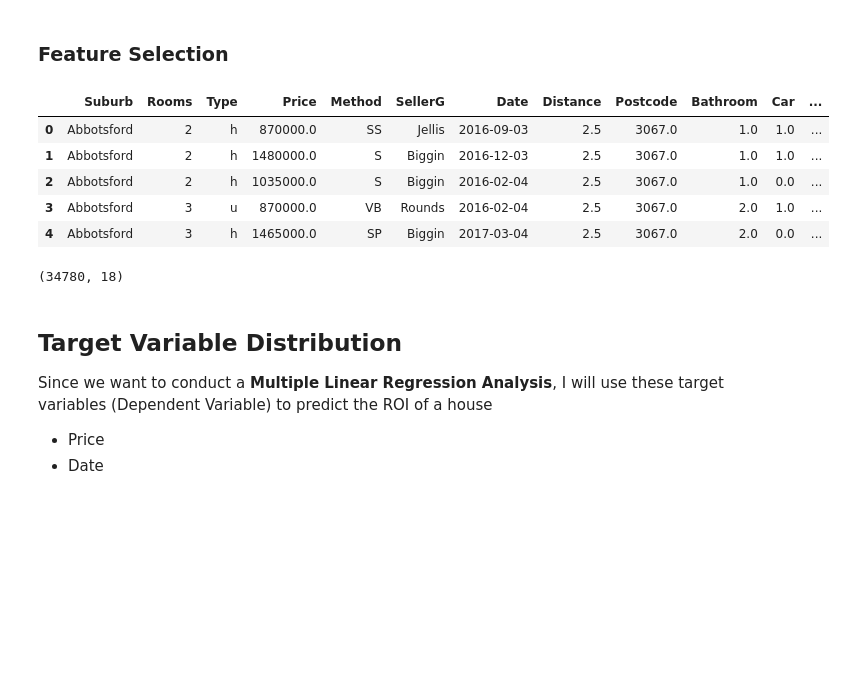
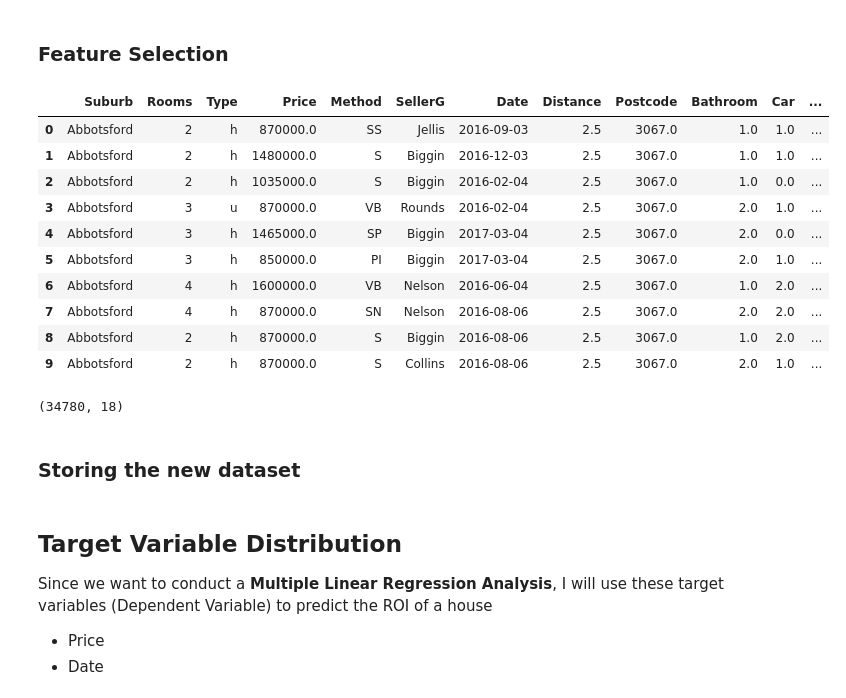
Before and after one commit to iannn07/S5-BDA-Project-House-ROI-Forecasting, a Jupyter notebook: 1. Data Pre-Processing/Data Preprocessing.ipynb, the cells around one changed output. Cells and saved outputs as stored; diff of their text form; code cells hidden in the pictures; blank space fills up the shorter version.

```diff
--- a/1. Data Pre-Processing/Data Preprocessing.ipynb
+++ b/1. Data Pre-Processing/Data Preprocessing.ipynb
@@ -441,16 +446,23 @@ dataset.describe().transpose()
 # %%
 # Removing unnecessary features
 dataset.drop(columns=['Address', 'Propertycount', 'house_age'], inplace=True)
-dataset.head()
+dataset.head(10)
 # %% [output]
 |  | Suburb | Rooms | Type | Price | Method | SellerG | Date | Distance | Postcode | Bathroom | Car | ... |
 | 0 | Abbotsford | 2 | h | 870000.0 | SS | Jellis | 2016-09-03 | 2.5 | 3067.0 | 1.0 | 1.0 | ... |
 | 1 | Abbotsford | 2 | h | 1480000.0 | S | Biggin | 2016-12-03 | 2.5 | 3067.0 | 1.0 | 1.0 | ... |
 | 2 | Abbotsford | 2 | h | 1035000.0 | S | Biggin | 2016-02-04 | 2.5 | 3067.0 | 1.0 | 0.0 | ... |
 | 3 | Abbotsford | 3 | u | 870000.0 | VB | Rounds | 2016-02-04 | 2.5 | 3067.0 | 2.0 | 1.0 | ... |
 | 4 | Abbotsford | 3 | h | 1465000.0 | SP | Biggin | 2017-03-04 | 2.5 | 3067.0 | 2.0 | 0.0 | ... |
+| 5 | Abbotsford | 3 | h | 850000.0 | PI | Biggin | 2017-03-04 | 2.5 | 3067.0 | 2.0 | 1.0 | ... |
+| 6 | Abbotsford | 4 | h | 1600000.0 | VB | Nelson | 2016-06-04 | 2.5 | 3067.0 | 1.0 | 2.0 | ... |
+| 7 | Abbotsford | 4 | h | 870000.0 | SN | Nelson | 2016-08-06 | 2.5 | 3067.0 | 2.0 | 2.0 | ... |
+| 8 | Abbotsford | 2 | h | 870000.0 | S | Biggin | 2016-08-06 | 2.5 | 3067.0 | 1.0 | 2.0 | ... |
+| 9 | Abbotsford | 2 | h | 870000.0 | S | Collins | 2016-08-06 | 2.5 | 3067.0 | 2.0 | 1.0 | ... |
 # %%
 # Confirming the total amount of columns used now
 dataset.shape
 # %% [output]
 (34780, 18)
+# %% [markdown]
+### Storing the new dataset
```
Also changed, not shown: parts of 2 cells of this notebook, 1 other file.
